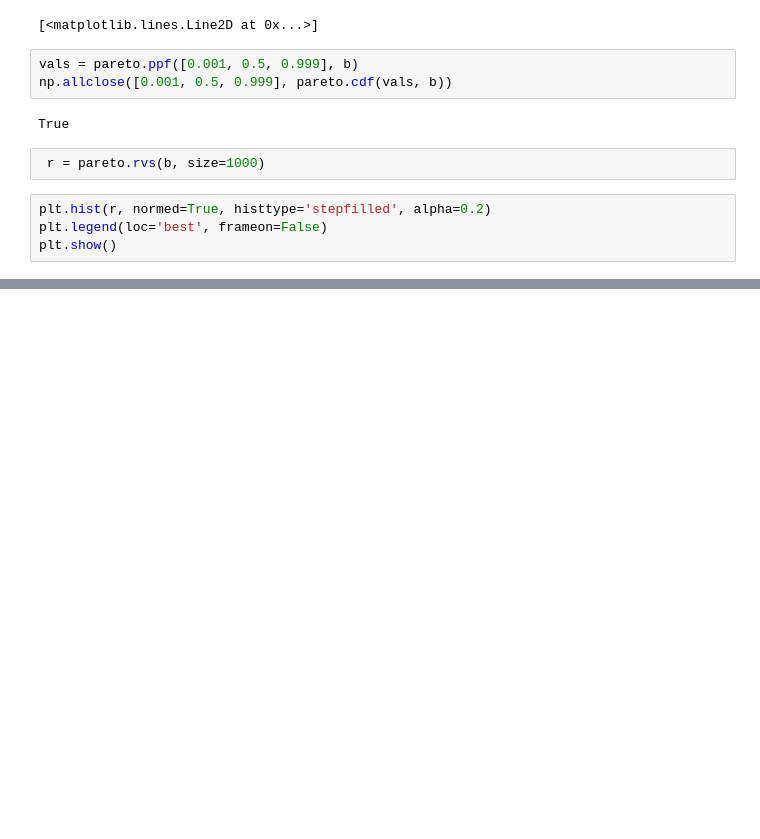
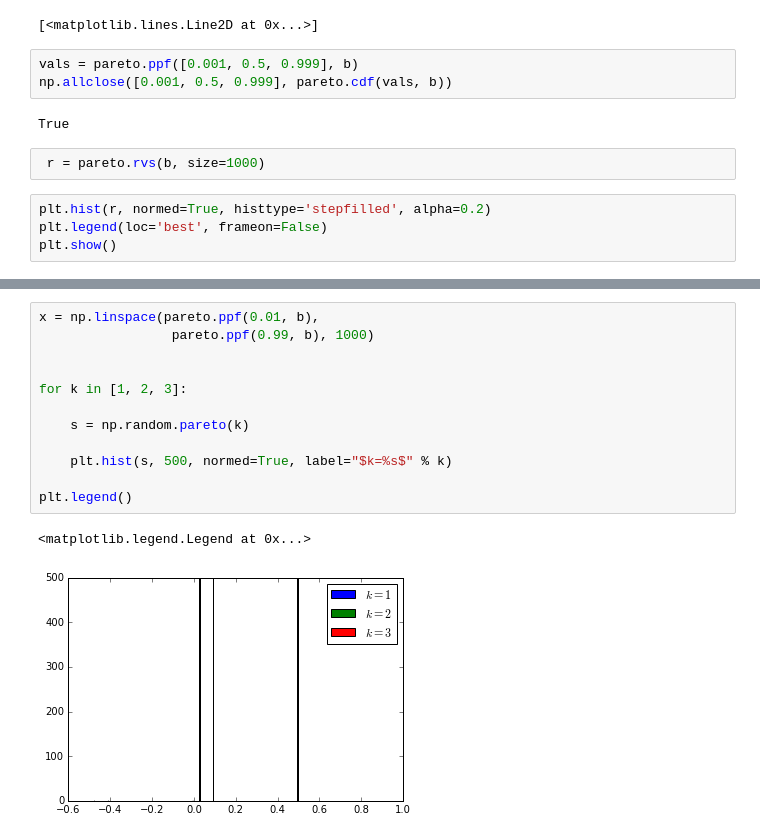
Before and after one commit to alexus987/python, a Jupyter notebook: Week 4 HW 1.3 Pareto.ipynb, the cells around one changed output, grey strips where cells are left out. Cells and saved outputs as stored; diff of their text form; blank space fills up the shorter version.

```diff
--- a/Week 4 HW 1.3 Pareto.ipynb
+++ b/Week 4 HW 1.3 Pareto.ipynb
@@ -49,0 +76,15 @@ plt.show()
+# %%
+x = np.linspace(pareto.ppf(0.01, b),
+                 pareto.ppf(0.99, b), 1000)
+
+
+for k in [1, 2, 3]:
+
+    s = np.random.pareto(k)
+
+    plt.hist(s, 500, normed=True, label="$k=%s$" % k)
+
+plt.legend()
+# %% [output]
+<matplotlib.legend.Legend at 0x...>
+[figure, added]
```
Also changed, not shown: parts of 11 cells of this notebook.
